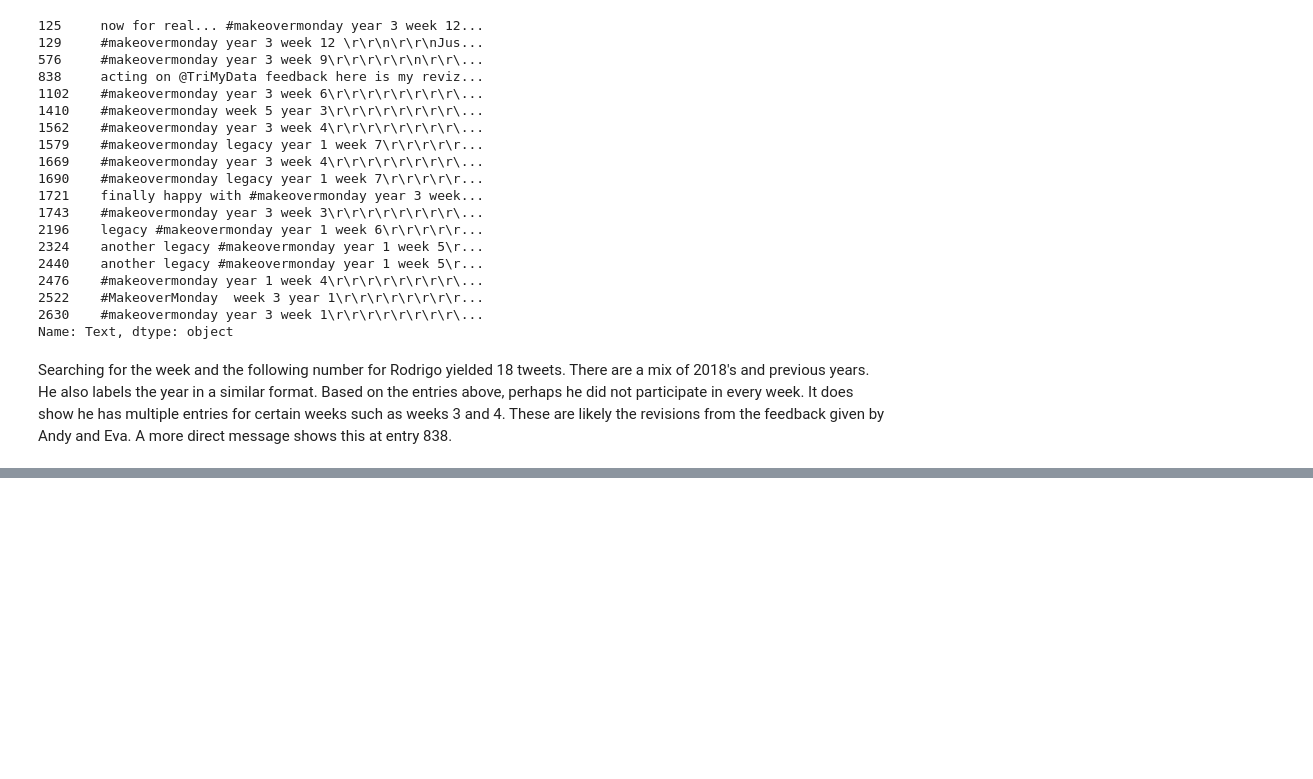
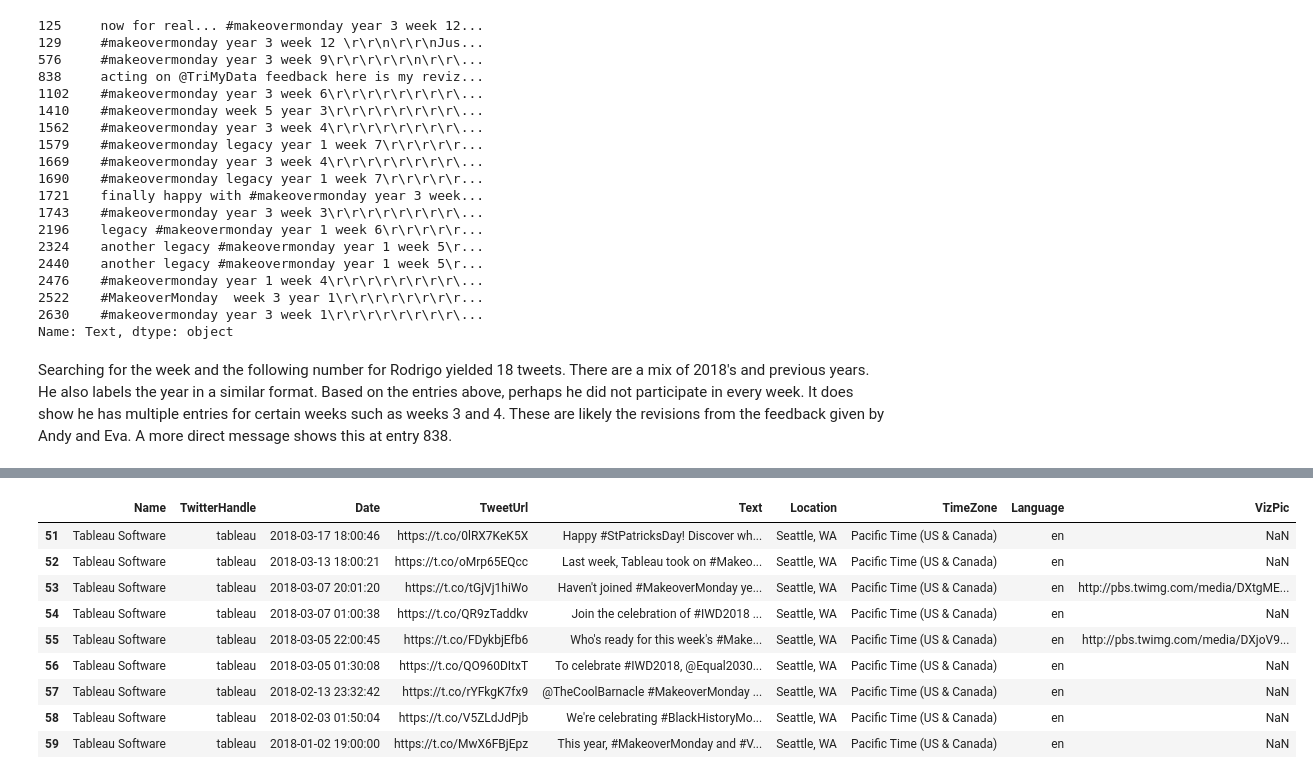
Before and after one commit to JohnDeJesus22/-MakeoverMonday-Collaborative-Project, a Jupyter notebook: #MakeoverMonday_EDA.ipynb, the cells around one changed output, grey strips where cells are left out. Saved outputs shown, nothing was run; the diff lists cells and outputs as text; code cells hidden in the pictures; blank space fills up the shorter version.

```diff
--- a/#MakeoverMonday_EDA.ipynb
+++ b/#MakeoverMonday_EDA.ipynb
@@ -306,0 +336,4 @@ Searching for the week and the following number for Rodrigo yielded 18 tweets. T
+# %%
+#check for tableau to see if they had any promotional entries
+check=data[data.TwitterHandle=='tableau']
+check.head()
@@ -306,0 +354,4 @@ Searching for the week and the following number for Rodrigo yielded 18 tweets. T
+# %%
+#Import falsetweets csv
+falsetweets=pd.read_csv('falsetweets.csv',encoding='latin1')
+falsetweets.head()
@@ -306,0 +365,15 @@ Searching for the week and the following number for Rodrigo yielded 18 tweets. T
+# %%
+#append check to falsetweets and confirm additions
+falsetweets=falsetweets.append(check.iloc[:,:9],ignore_index=True)
+falsetweets.tail(9)
+# %% [output]
+|  | Name | TwitterHandle | Date | TweetUrl | Text | Location | TimeZone | Language | VizPic |
+| 51 | Tableau Software | tableau | 2018-03-17 18:00:46 | https://t.co/0lRX7KeK5X | Happy #StPatricksDay! Discover wh... | Seattle, WA | Pacific Time (US & Canada) | en | NaN |
+| 52 | Tableau Software | tableau | 2018-03-13 18:00:21 | https://t.co/oMrp65EQcc | Last week, Tableau took on #Makeo... | Seattle, WA | Pacific Time (US & Canada) | en | NaN |
+| 53 | Tableau Software | tableau | 2018-03-07 20:01:20 | https://t.co/tGjVj1hiWo | Haven't joined #MakeoverMonday ye... | Seattle, WA | Pacific Time (US & Canada) | en | http://pbs.twimg.com/media/DXtgME... |
+| 54 | Tableau Software | tableau | 2018-03-07 01:00:38 | https://t.co/QR9zTaddkv | Join the celebration of #IWD2018 ... | Seattle, WA | Pacific Time (US & Canada) | en | NaN |
+| 55 | Tableau Software | tableau | 2018-03-05 22:00:45 | https://t.co/FDykbjEfb6 | Who's ready for this week's #Make... | Seattle, WA | Pacific Time (US & Canada) | en | http://pbs.twimg.com/media/DXjoV9... |
+| 56 | Tableau Software | tableau | 2018-03-05 01:30:08 | https://t.co/QO960DItxT | To celebrate #IWD2018, @Equal2030... | Seattle, WA | Pacific Time (US & Canada) | en | NaN |
+| 57 | Tableau Software | tableau | 2018-02-13 23:32:42 | https://t.co/rYFkgK7fx9 | @TheCoolBarnacle #MakeoverMonday ... | Seattle, WA | Pacific Time (US & Canada) | en | NaN |
+| 58 | Tableau Software | tableau | 2018-02-03 01:50:04 | https://t.co/V5ZLdJdPjb | We're celebrating #BlackHistoryMo... | Seattle, WA | Pacific Time (US & Canada) | en | NaN |
+| 59 | Tableau Software | tableau | 2018-01-02 19:00:00 | https://t.co/MwX6FBjEpz | This year, #MakeoverMonday and #V... | Seattle, WA | Pacific Time (US & Canada) | en | NaN |
```
Also changed, not shown: parts of 22 cells of this notebook, 1 other file.
